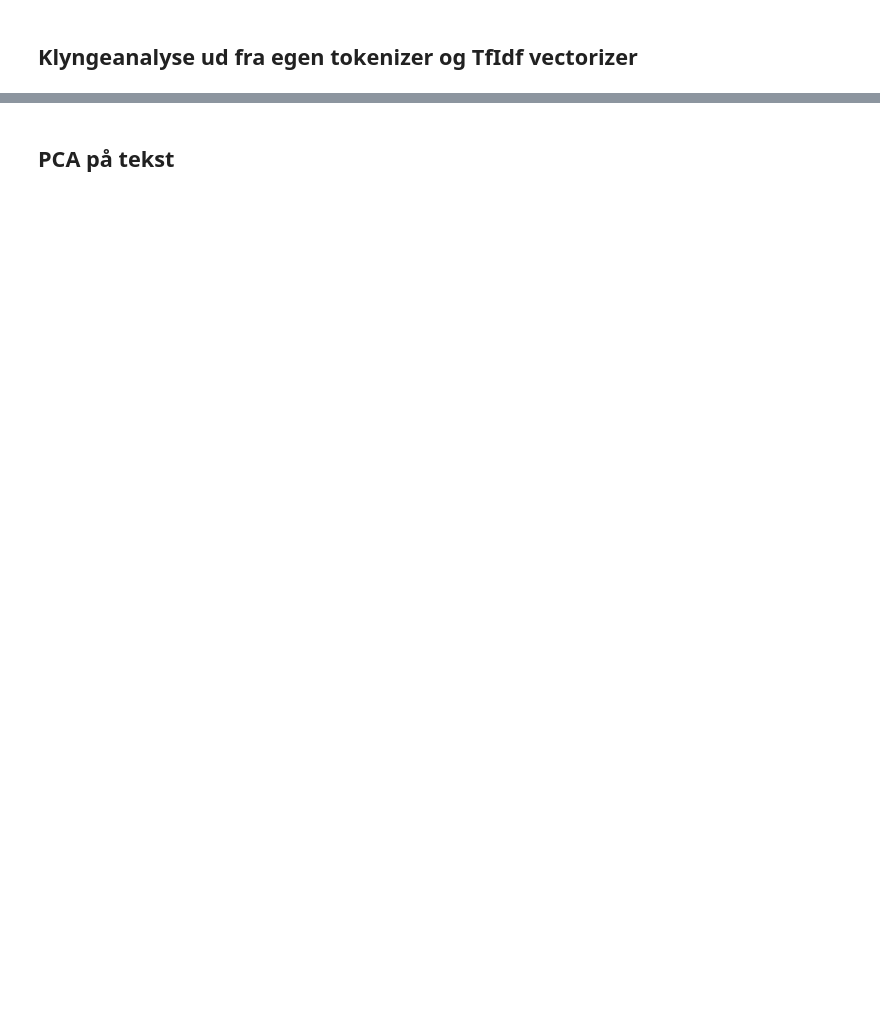
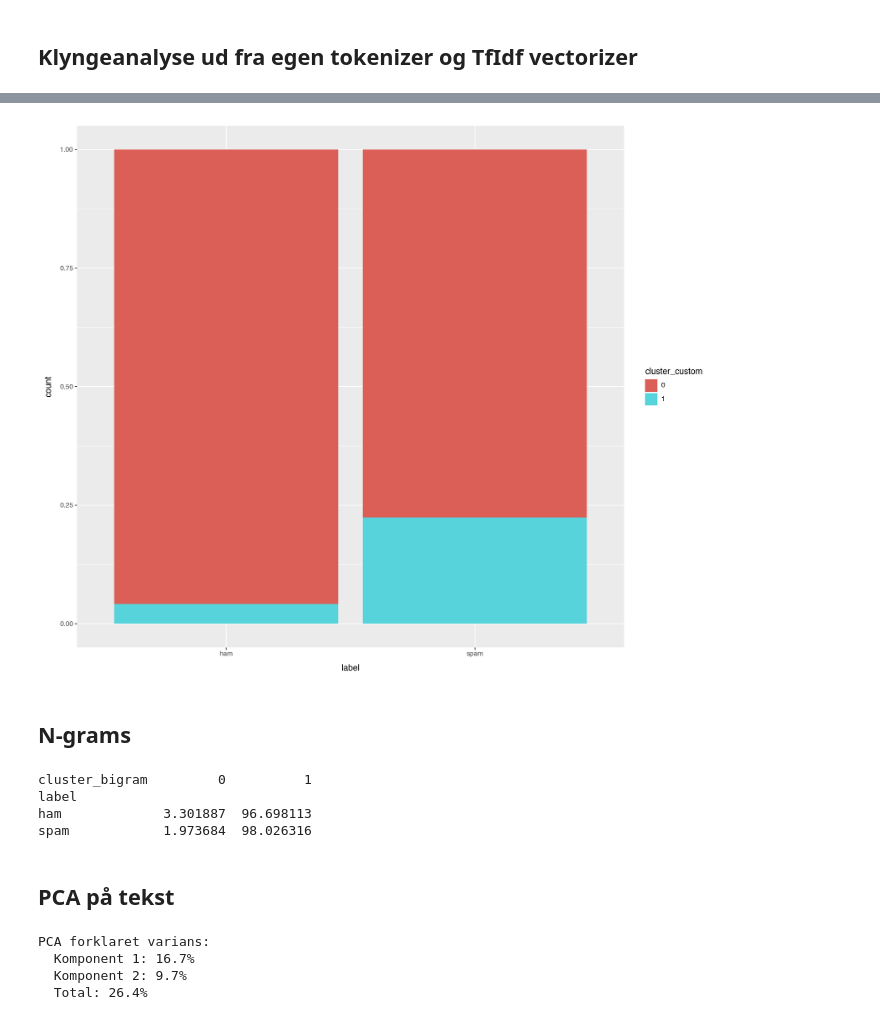
Before and after one commit to jeppeFQ/sds-lektion-10, a Jupyter notebook: resources/text-clustering.ipynb, the cells around one changed output, grey strips where cells are left out. Saved outputs shown, nothing was run; the diff lists cells and outputs as text; code cells hidden in the pictures; blank space fills up the shorter version.

```diff
--- a/resources/text-clustering.ipynb
+++ b/resources/text-clustering.ipynb
@@ -198,0 +208,19 @@ poltext_df.groupby(['party', 'cluster_tfidf_tk']).size() / poltext_df.groupby(['
+# %%
+# Dan TF-IDF vectorizer med custom tokenizer
+vectorizer_custom = TfidfVectorizer(
+    min_df=0.05,
+    max_df=0.9,
+    tokenizer=custom_tokenizer,
+    max_features=300
+)
+
+# Transform beskeder
+transformed_custom = vectorizer_custom.fit_transform(messages)
+custom_array = transformed_custom.toarray()
+custom_df = pd.DataFrame(custom_array, columns=vectorizer_custom.get_feature_names_out())
+# %%
+# K-means clustering
+kmeans_custom = KMeans(n_clusters=2, random_state=142)
+clusters_custom = kmeans_custom.fit_predict(custom_df)
+
+df_analysis['cluster_custom'] = clusters_custom.astype('str')
@@ -199,7 +236,10 @@ poltext_df.groupby(['party', 'cluster_tfidf_tk']).size() / poltext_df.groupby(['
 # %%
-import plotnine
-plotnine.options.figure_size = (12, 10)
-from plotnine import ggplot, aes, geom_bar
-
-(ggplot(data = poltext_df, mapping = aes(x = 'party', group = 'cluster_tfidf_tk', fill = 'cluster_tfidf_tk'))
+(ggplot(data = df_analysis,
+        mapping = aes(x = 'label',
+                     group = 'cluster_custom',
+                     fill = 'cluster_custom'))
  + geom_bar(position = 'fill'))
+# %% [output]
+[figure, added]
+# %% [markdown]
+## N-grams
@@ -206,2 +259,9 @@ from plotnine import ggplot, aes, geom_bar
+# %%
+print(cluster_eval_bigram)
+# %% [output]
+cluster_bigram         0          1
+label
+ham             3.301887  96.698113
+spam            1.973684  98.026316
 # %% [markdown]
 ## PCA på tekst
@@ -224,0 +294,10 @@ from plotnine import ggplot, aes, geom_point
+# %%
+print(f"PCA forklaret varians:")
+print(f"  Komponent 1: {pca.explained_variance_ratio_[0]*100:.1f}%")
+print(f"  Komponent 2: {pca.explained_variance_ratio_[1]*100:.1f}%")
+print(f"  Total: {sum(pca.explained_variance_ratio_)*100:.1f}%")
+# %% [output]
+PCA forklaret varians:
+  Komponent 1: 16.7%
+  Komponent 2: 9.7%
+  Total: 26.4%
```
Also changed, not shown: parts of 43 cells of this notebook, 4 other files.
